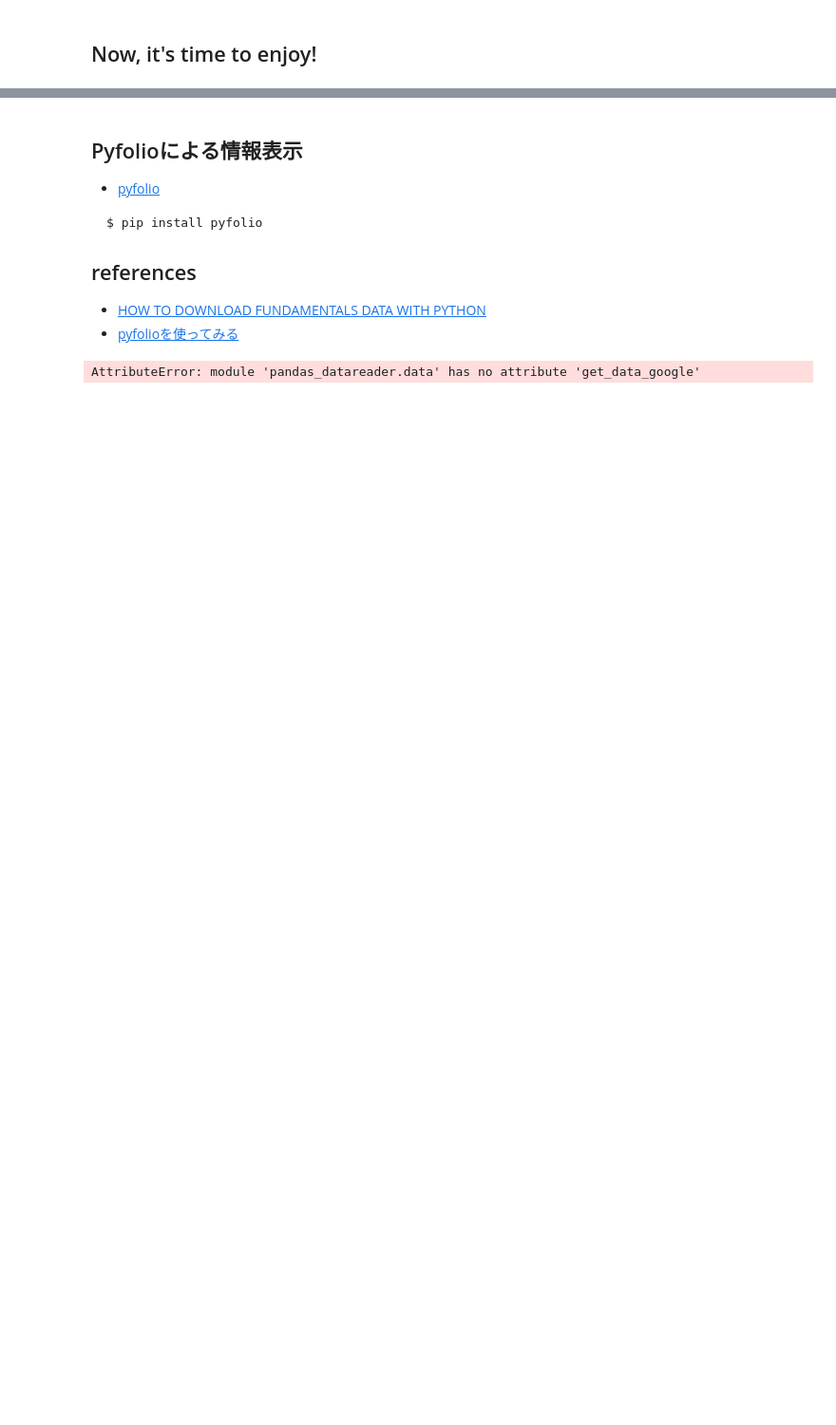
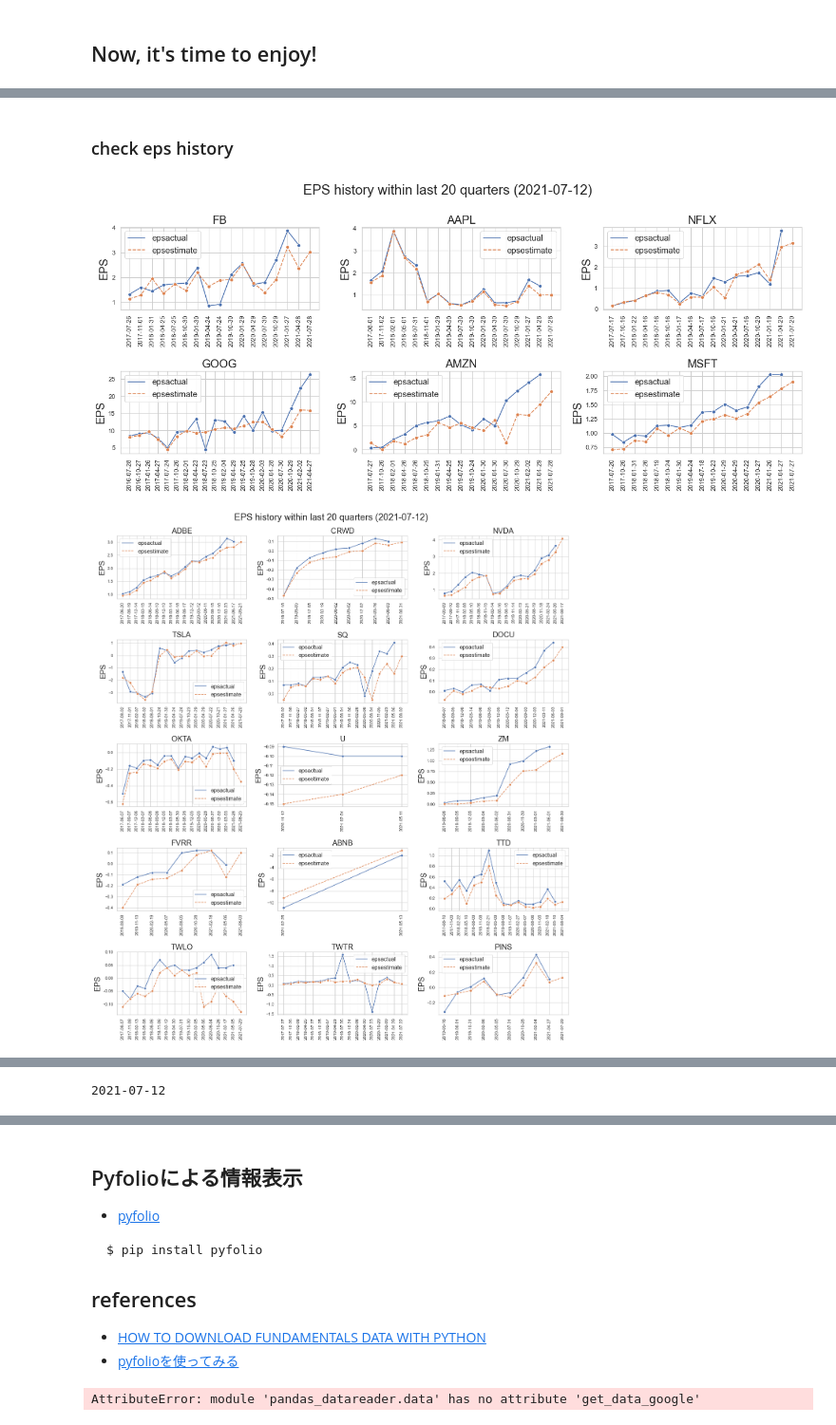
Before and after one commit to jnishii/stock-analysis, a Jupyter notebook: PSR-list.ipynb, the cells around one changed output, grey strips where cells are left out. Shown at 95% size. Cells and saved outputs as stored; diff of their text form; code cells hidden in the pictures; blank space fills up the shorter version.

```diff
--- a/PSR-list.ipynb
+++ b/PSR-list.ipynb
@@ -12,7 +66,31 @@ $ pip install yahoo_fin
 ## references
 
 - [HOW TO DOWNLOAD FUNDAMENTALS DATA WITH PYTHON](http://theautomatic.net/2020/05/05/how-to-download-fundamentals-data-with-python/)
+# %%
+ticker="SQ"
+#df=si.get_quote_table(ticker)
+#df=si.get_stats_valuation(ticker)
+#dic_tmp=si.get_analysts_info(ticker)
+#dic_earnings=si.get_earnings_history(ticker)
+#display(df)
 # %%
 import yahoo_fin.stock_info as si
-import pandas as pd
+import pandas as pda
+import matplotlib.pyplot as plt
 import seaborn as sns
+from datetime import datetime
+
+
+def defaultPlotting():
+    sns.set(rc={'figure.figsize':(8,5),
+        "font.size":20,
+                "axes.titlesize":20,
+                "axes.labelsize":20,
+                "font.size":20,
+                "legend.fontsize":15
+               },style="white")
+    sns.set_style("whitegrid")
+
+
+def today():
+    return(datetime.today().strftime('%Y-%m-%d'))
@@ -127,0 +268,17 @@ show_infos(df_tech)
+# %% [markdown]
+### check eps history
+# %%
+## check eps history
+
+#df_fangam_earnings=get_earnings_history(fangam)
+plot_eps(df_fangam_earnings,last=20)
+
+#df_growth_earnings=get_earnings_history(growth)
+plot_eps(df_growth_earnings,last=20)
+
+# check PSR and some other financials
+#df_tech=get_ticker_data(tickers=tickers_tech)
+tmp=plot_financials(df_tech,table=True)
+# %% [output]
+[figure, added]
+[figure, added]
@@ -127,0 +286 @@ show_infos(df_tech)
+2021-07-12
```
Also changed, not shown: parts of 16 cells of this notebook, 7 other files.
